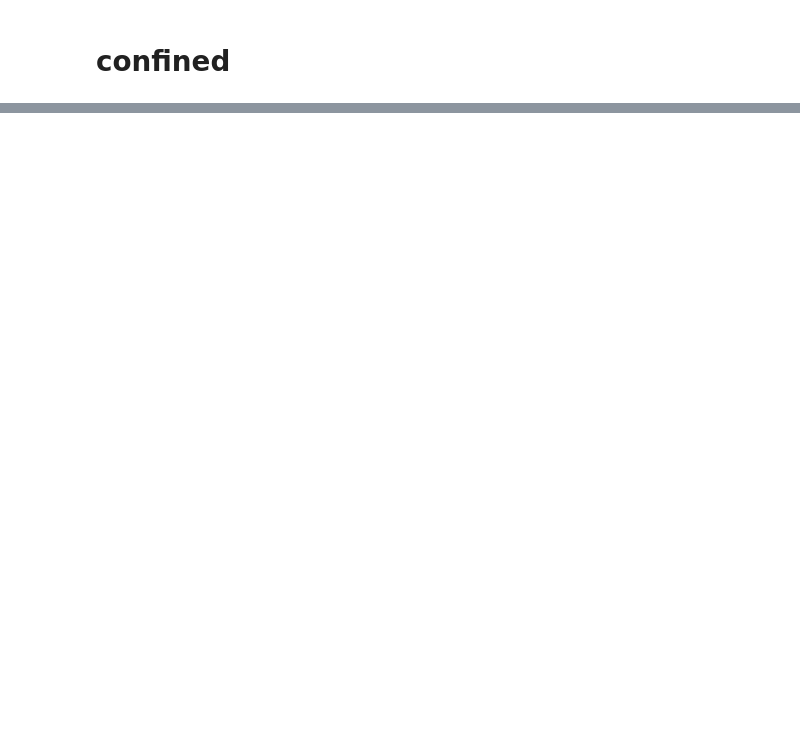
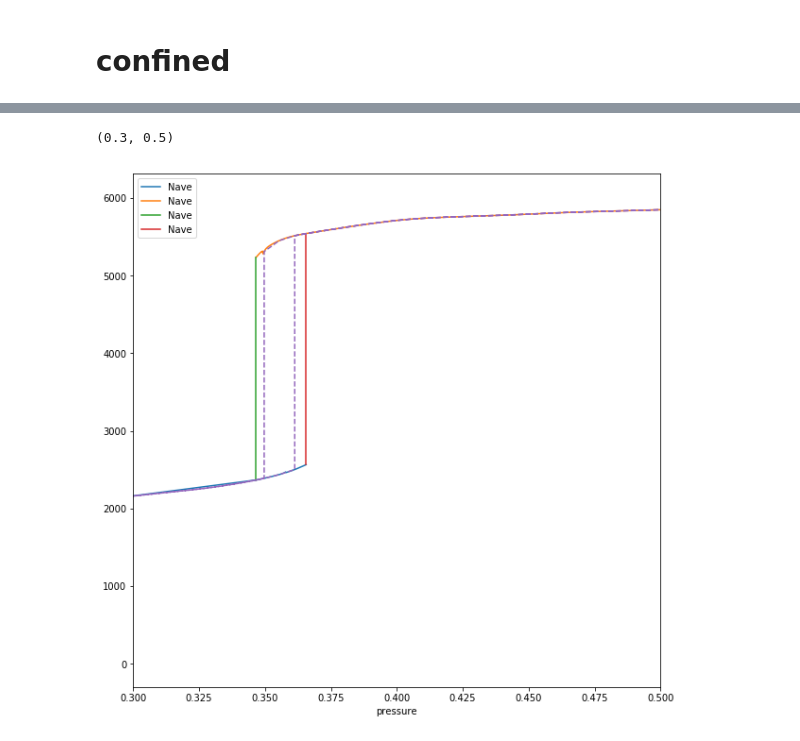
Before and after one commit to wpk-nist-gov/tmmc-lnpy, a Jupyter notebook: examples/1D/anal_1d_stuff.ipynb, the cells around one changed output, grey strips where cells are left out. Cells and saved outputs as stored; diff of their text form; code cells hidden in the pictures; blank space fills up the shorter version.

```diff
--- a/examples/1D/anal_1d_stuff.ipynb
+++ b/examples/1D/anal_1d_stuff.ipynb
@@ -255,0 +228,13 @@ plt.gca().set_xlim(0.3,0.5)
+# %%
+fig,ax = plt.subplots(figsize=(10,10))
+for phase, g in iso.groupby('phase'):
+    g.plot('pressure','Nave', ax=ax)
+
+iso.query('mu_0==@b[0]').drop_duplicates().plot('pressure','Nave', ax=ax)
+iso.query('mu_0==@b[-1]').drop_duplicates().plot('pressure','Nave', ax=ax)
+
+plt.plot(df.pscaled,df.rho,'--')
+plt.gca().set_xlim(0.3,0.5)
+# %% [output]
+(0.3, 0.5)
+[figure, added]
```
Also changed, not shown: parts of 22 cells of this notebook, 5 other files.
